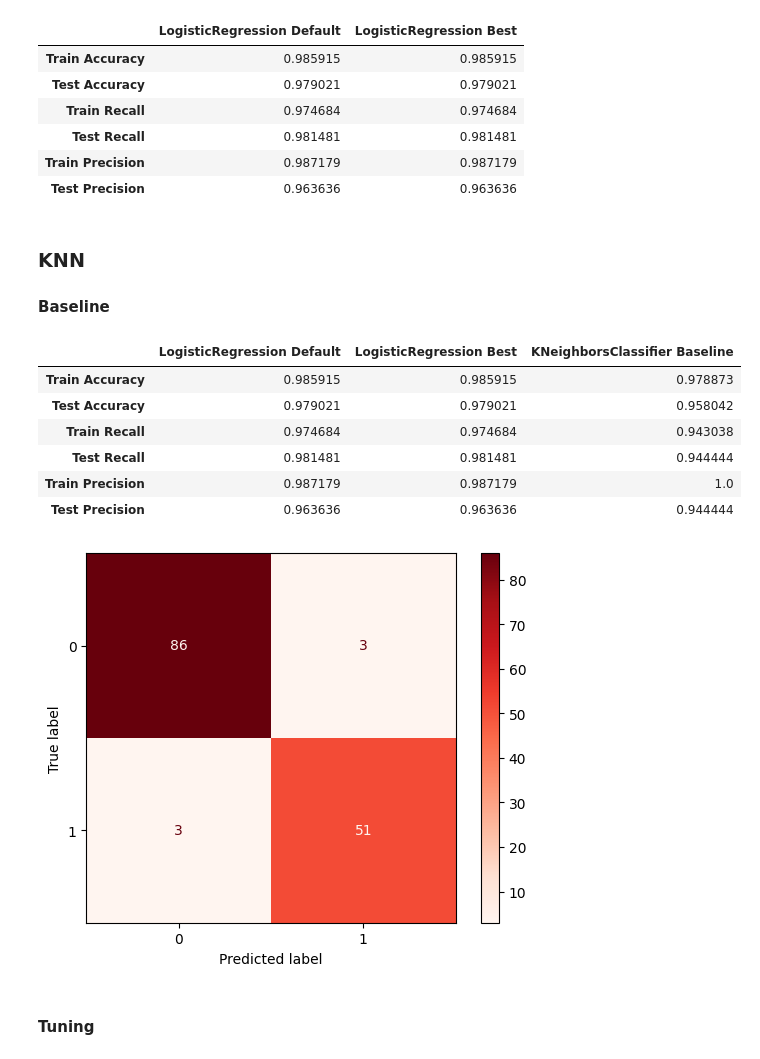
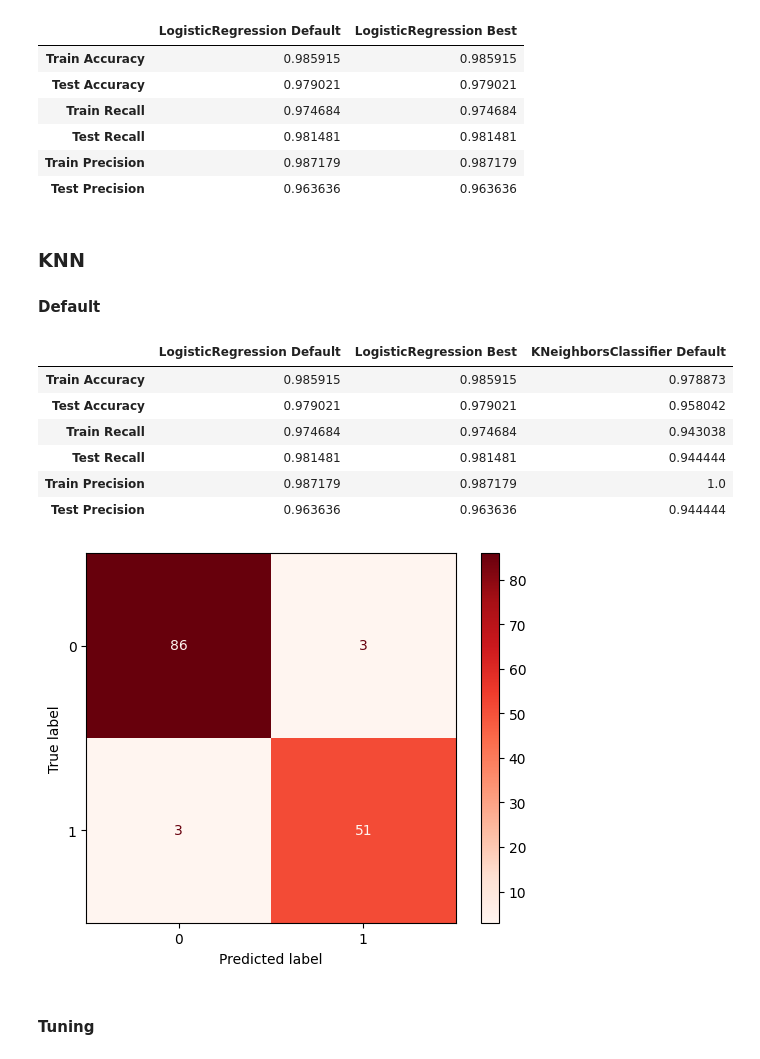
Before and after one commit to john-a-dixon/coding-dojo, a Jupyter notebook: Week 7/W7C2.ipynb, the cells around one changed output. Cells and saved outputs as stored; diff of their text form; code cells hidden in the pictures.

```diff
--- a/Week 7/W7C2.ipynb
+++ b/Week 7/W7C2.ipynb
@@ -150,7 +152,7 @@ models
 # %% [markdown]
 ### **KNN**
 
-#### Baseline
+#### Default
 # %%
 # 1. Instantiate a knn classifier
 # 2. Put it in a pipeline with a scaler
@@ -163,10 +165,11 @@ knn_pipe.fit(X_train, y_train)
 train_pred = knn_pipe.predict(X_train)
 test_pred = knn_pipe.predict(X_test)
 # %%
-models = pd.concat([models, classifier_metrics("KNeighborsClassifier Baseline", train_pred, y_train, test_pred, y_test)], axis=1)
+base_knn_metrics = classifier_metrics("KNeighborsClassifier Default", train_pred, y_train, test_pred, y_test)
+models = pd.concat([models, base_knn_metrics], axis=1)
 models
 # %% [output]
-|  | LogisticRegression Default | LogisticRegression Best | KNeighborsClassifier Baseline |
+|  | LogisticRegression Default | LogisticRegression Best | KNeighborsClassifier Default |
 | Train Accuracy | 0.985915 | 0.985915 | 0.978873 |
 | Test Accuracy | 0.979021 | 0.979021 | 0.958042 |
 | Train Recall | 0.974684 | 0.974684 | 0.943038 |
```
Also changed, not shown: parts of 9 cells of this notebook.
